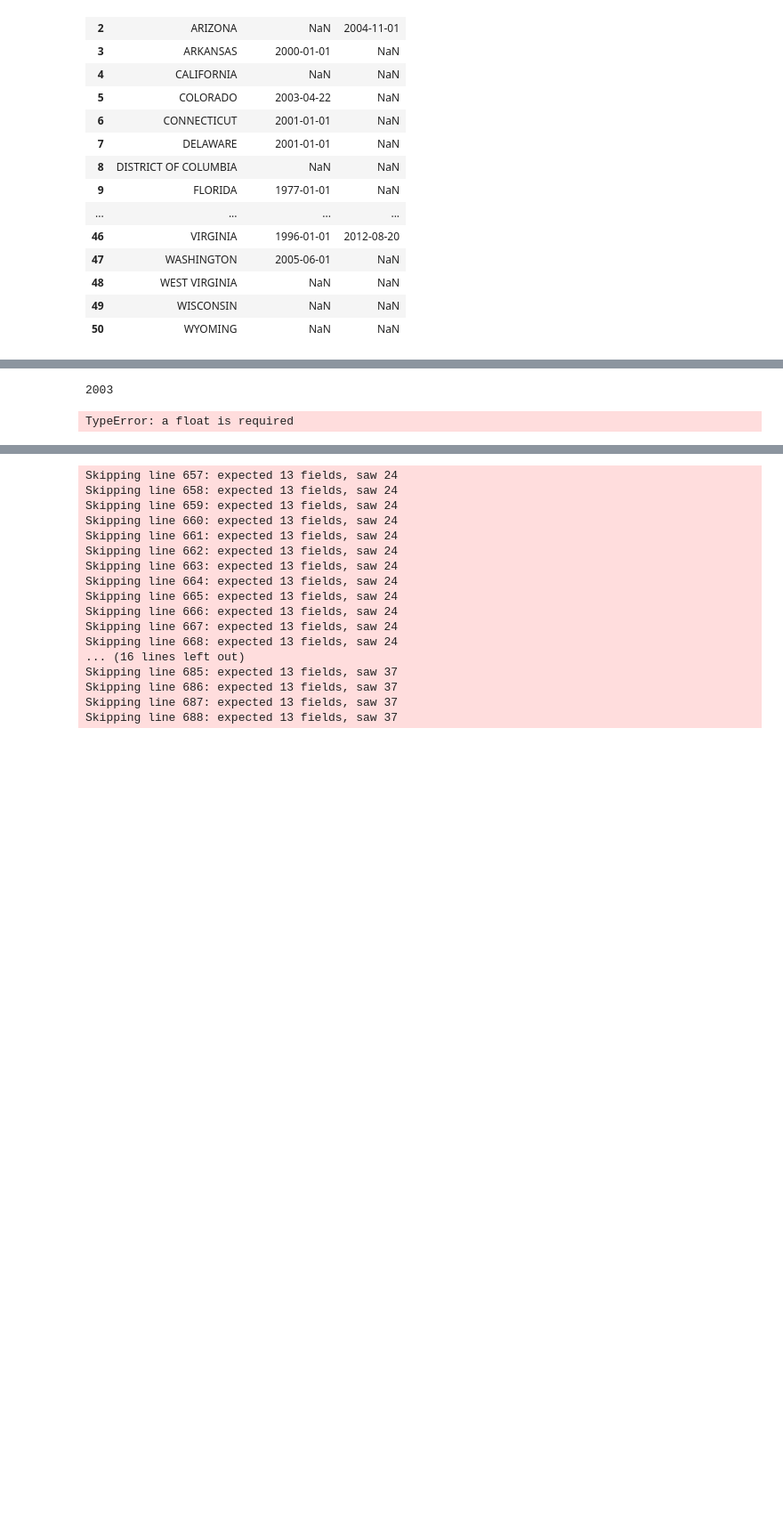
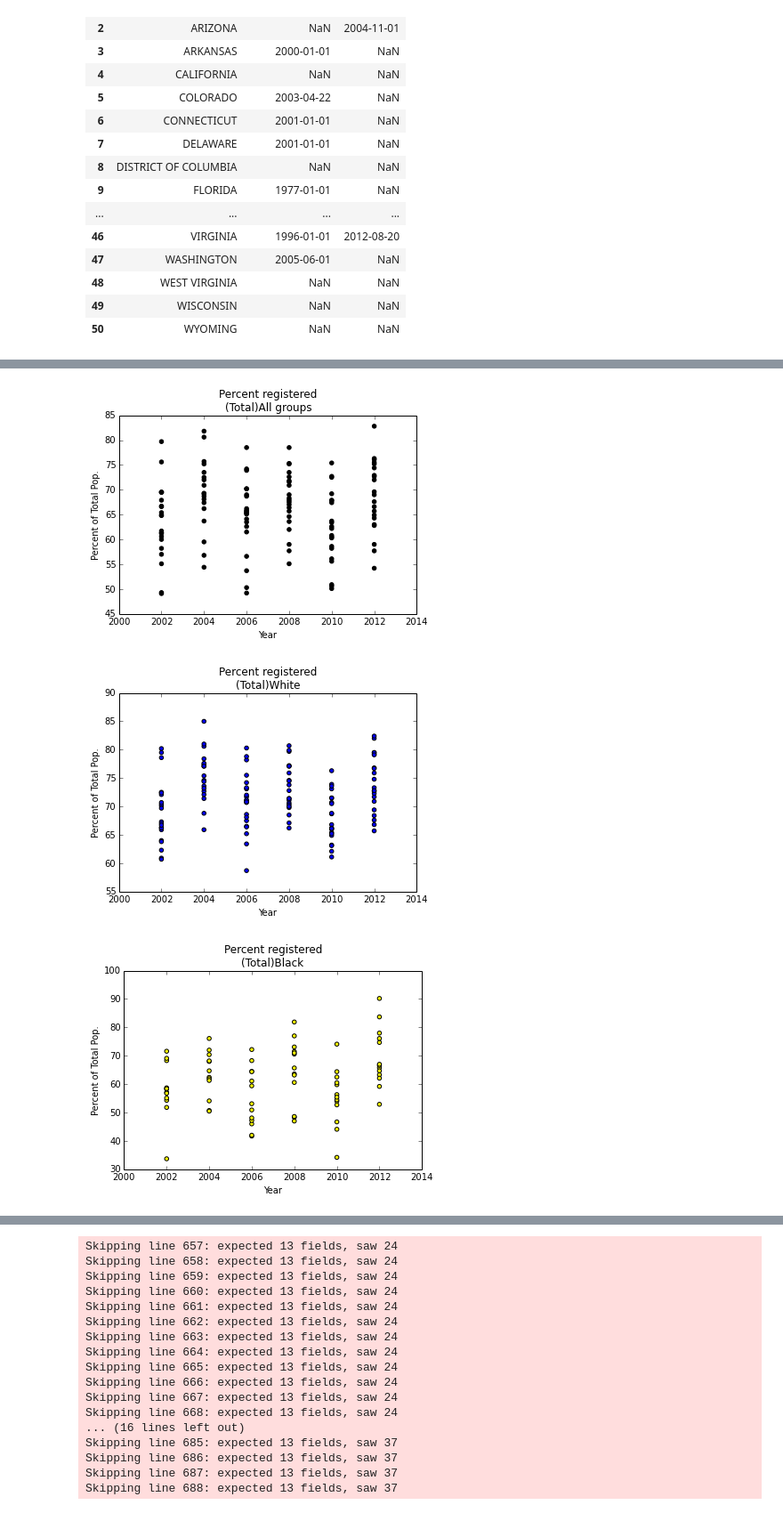
Before and after one commit to meenaboppana/voterid, a Jupyter notebook: Version_12_6.ipynb, the cells around one changed output, grey strips where cells are left out. Shown at 89% size. Cells and saved outputs as stored; diff of their text form; code cells hidden in the pictures; blank space fills up the shorter version.

```diff
--- a/Version_12_6.ipynb
+++ b/Version_12_6.ipynb
@@ -294,4 +350,0 @@ ValueError: invalid literal for float(): 2003-06-24
-# %%
-int(law_id.ix['ALABAMA', 'non_strict_year'][0:4])
-# %% [output]
-2003
@@ -298,43 +354,45 @@ int(law_id.ix['ALABAMA', 'non_strict_year'][0:4])
 # %%
 nolaws=[] #makes a list of those without any laws
-for race in law_id.index:
-    if math.isnan(law_id.ix[race,'non_strict_year']) or (law_id.ix[race,'non_strict_year']>= 2013):#no non strict laws taking effect before 2012
-        if math.isnan(law_id.ix[race,'strict_year']) or(law_id.ix[race,'strict_year']>=2013): #no strict laws
+for race in law_idnew.index:
+    if math.isnan(float(law_idnew.ix[race,'nonstrict_firstyear'])) or (law_idnew.ix[race,'nonstrict_firstyear']>= 2013):#no non strict laws taking effect before 2012
+        if math.isnan(float(law_idnew.ix[race,'strict_firstyear'])) or(law_idnew.ix[race,'strict_firstyear']>=2013): #no strict laws
             nolaws.append(race)
-# %% [output]
-TypeError: a float is required
 # %%
 for elt in ['Percent registered\n(Total)', 'Percent voted\n(Total)']:
     for i in range(5):
         for s in nolaws:
             statedata = racedata.groupby('State').get_group(s)
 
             #How they're named for 2002
-            subgroup = [0 for j in range(5)]
-            subgroup[0] = statedata.groupby('Race and Hispanic origin').get_group('Total')
-            subgroup[1] = statedata.groupby('Race and Hispanic origin').get_group('Non-Hispanic White')
-            subgroup[2] = statedata.groupby('Race and Hispanic origin').get_group('Non-Hispanic Black')
-            subgroup[3] = statedata.groupby('Race and Hispanic origin').get_group('Asian and Pacific Islander')
-            subgroup[4] = statedata.groupby('Race and Hispanic origin').get_group('Hispanic (of any race)')
+            #subgroup = [0 for j in range(5)]
+            #subgroup[0] = statedata.groupby('Race and Hispanic origin').get_group('Total')
+            #subgroup[1] = statedata.groupby('Race and Hispanic origin').get_group('Non-Hispanic White')
+            #subgroup[2] = statedata.groupby('Race and Hispanic origin').get_group('Non-Hispanic Black')
+            #subgroup[3] = statedata.groupby('Race and Hispanic origin').get_group('Asian and Pacific Islander')
+            #subgroup[4] = statedata.groupby('Race and Hispanic origin').get_group('Hispanic (of any race)')
 
             #Alternate names
             subgroup2 = [0 for k in range(5)]
             subgroup2[0] = statedata.groupby('Race and Hispanic origin').get_group('Total')
             subgroup2[1] = statedata.groupby('Race and Hispanic origin').get_group('White non-Hispanic alone')
             subgroup2[2] = statedata.groupby('Race and Hispanic origin').get_group('Black alone')
             subgroup2[3] = statedata.groupby('Race and Hispanic origin').get_group('Asian alone')
             subgroup2[4] = statedata.groupby('Race and Hispanic origin').get_group('Hispanic (of any race)')
 
             colors = ['black','blue','yellow','green','red']
 
             graph = []
-            graph.append( plt.scatter(x = subgroup[i]['Year'], y = subgroup[i][elt], c = colors[i]) )
+            #graph.append( plt.scatter(x = subgroup[i]['Year'], y = subgroup[i][elt], c = colors[i]) )
             plt.scatter(x = subgroup2[i]['Year'], y = subgroup2[i][elt], c = colors[i])
         #gra = plt.scatter(x = subgroup2['Year'], y = subgroup2['Percent registered\n(Total)'], c = 'g')
         plt.xlim(2000,2014)
         #plt.legend((graph), ('All groups', 'White', 'Black', 'Asian', 'Hispanic'), scatterpoints=1,loc = 'lower left', bbox_to_anchor=(1.05, 0.5))
         #plt.show()
         plt.title(elt + ['All groups', 'White', 'Black', 'Asian', 'Hispanic'][i])
         plt.xlabel("Year")
         plt.ylabel("Percent of Total Pop.")
         plt.show()
+# %% [output]
+[figure, added]
+[figure, added]
+[figure, added]
```
Also changed, not shown: parts of 8 cells of this notebook.
